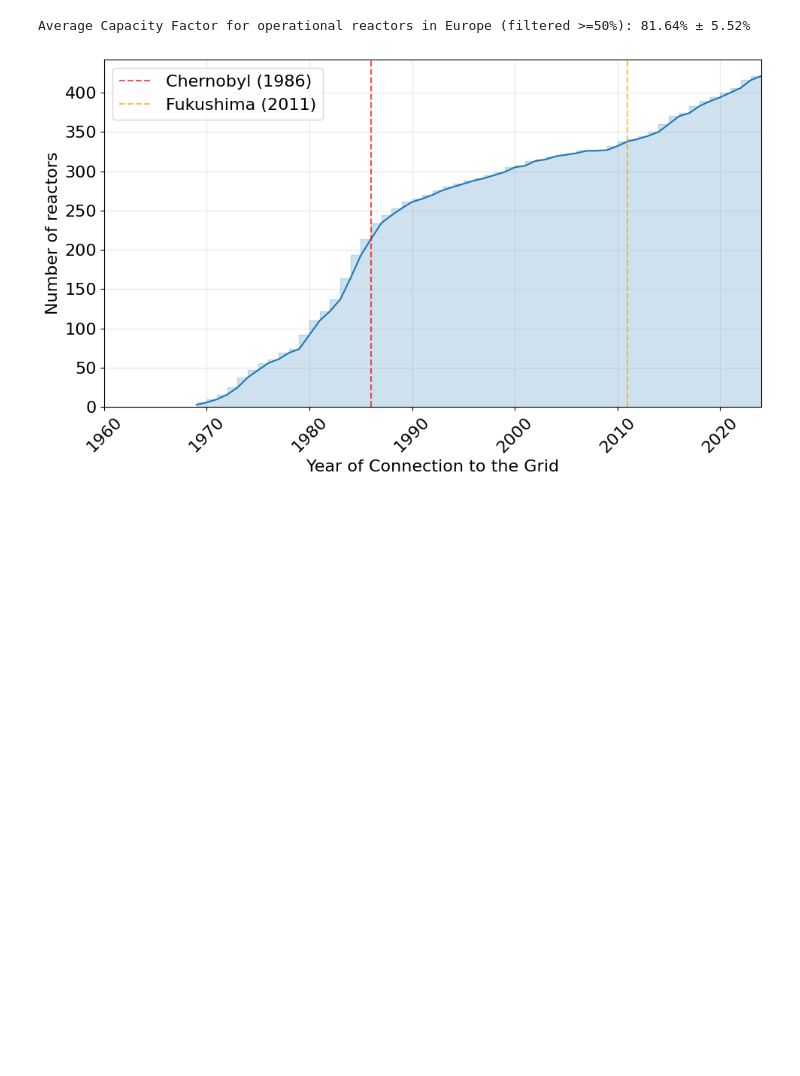
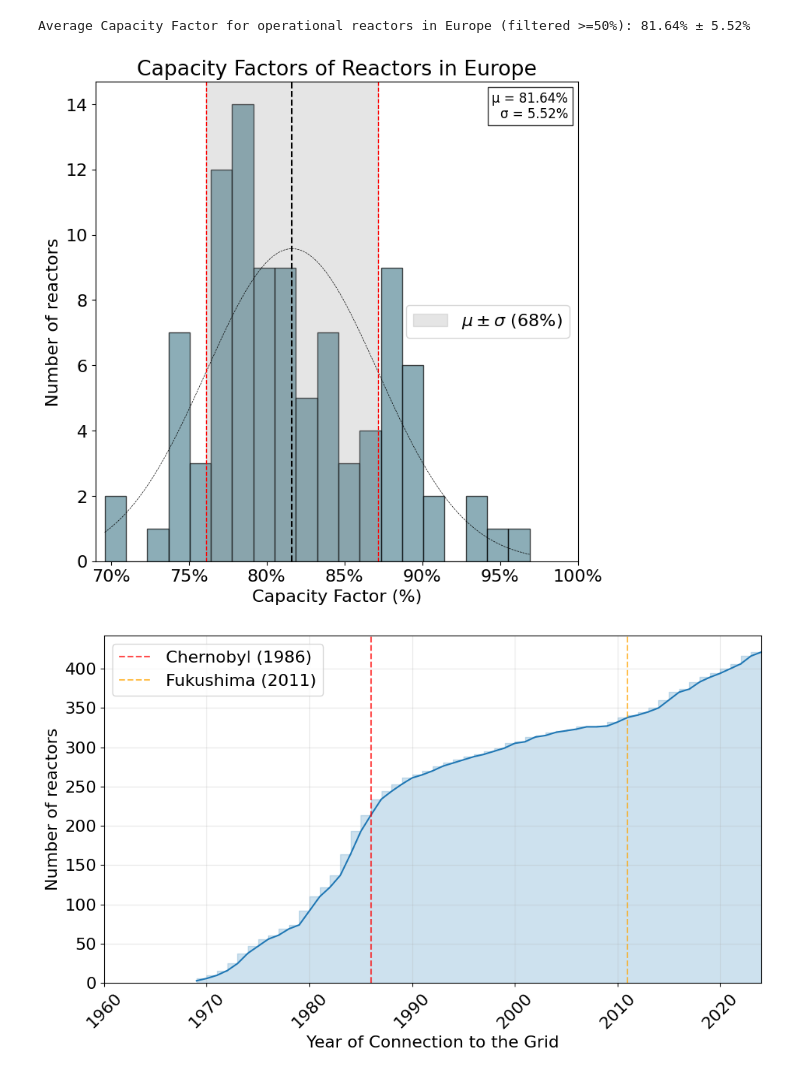
Before and after one commit to simo-pagliu/Master-Thesis, a Jupyter notebook: 01 - Attributes Definition/Reactors Data/Reactor Analysis.ipynb, the cells around one changed output. Drawn from its saved outputs; the diff is of its cells as text; code cells hidden in the pictures; blank space fills up the shorter version.

```diff
--- a/01 - Attributes Definition/Reactors Data/Reactor Analysis.ipynb
+++ b/01 - Attributes Definition/Reactors Data/Reactor Analysis.ipynb
@@ -290,6 +294,53 @@ std_capacity_factor_filtered = capacity_factors_filtered.std()
 print(f"Average Capacity Factor for operational reactors in Europe (filtered >=50%): {average_capacity_factor_filtered:.2f}% ± {std_capacity_factor_filtered:.2f}%")
 # %% [output]
 Average Capacity Factor for operational reactors in Europe (filtered >=50%): 81.64% ± 5.52%
+# %%
+# Histogram + Gaussian fit scaled to histogram
+import numpy as np
+counts, bin_edges = np.histogram(capacity_factors_filtered, bins=20)
+bin_width = bin_edges[1] - bin_edges[0]
+
+plt.figure(figsize=(8, 8))
+plt.hist(capacity_factors_filtered, bins=bin_edges, color=(0.36, 0.54, 0.6), edgecolor='black', alpha=0.7)
+
+mu = average_capacity_factor_filtered
+sigma = std_capacity_factor_filtered
+
+if sigma > 0 and not np.isnan(mu):
+    x = np.linspace(bin_edges[0], bin_edges[-1], 200)
+    p = np.exp(-0.5 * ((x - mu) / sigma) ** 2) / (sigma * np.sqrt(2 * np.pi))
+    # scale PDF to histogram counts: pdf * N * bin_width
+    p_scaled = p * len(capacity_factors_filtered) * bin_width
+    plt.plot(x, p_scaled, 'k', linewidth=0.5, linestyle = '--')
+
+# plt.title('Histogram of Capacity Factors for Operational Reactors in Europe (Filtered) with Gaussian Fit')
+plt.xlabel('Capacity Factor (%)')
+plt.ylabel('Number of reactors')
+plt.gca().xaxis.set_major_formatter(plt.FuncFormatter(lambda x, _: f'{int(x)}%'))
+plt.xlim(69, 100)
+# highlight mu ± sigma region with shaded band, vertical lines and a horizontal connector
+left = mu - sigma
+right = mu + sigma
+
+plt.axvspan(left, right, color='gray', alpha=0.2, label=r'$\mu \pm \sigma$ (68%)')
+plt.axvline(mu, color='black', linestyle='--', linewidth=1.5)
+plt.axvline(left, color='red', linestyle='--', linewidth=1,)
+plt.axvline(right, color='red', linestyle='--', linewidth=1,)
+
+# draw a horizontal connector line across the mu±sigma region near the top of the axes
+ymin, ymax = plt.ylim()
+y_line = ymax * 0.92
+
+# annotate mean and sigma on the plot and show legend
+plt.text(0.98, 0.98, f"μ = {mu:.2f}%\nσ = {sigma:.2f}%", transform=plt.gca().transAxes,
+         ha='right', va='top', fontsize=12, bbox=dict(facecolor='white', alpha=0.8))
+
+plt.legend()
+plt.title("Capacity Factors of Reactors in Europe")
+plt.savefig("capacity_factors_reactors_europe.png")
+plt.show()
+# %% [output]
+[figure, added]
 # %%
 import numpy as np
 import matplotlib.pyplot as plt
```
Also changed, not shown: parts of 2 cells of this notebook, 1 other file.
